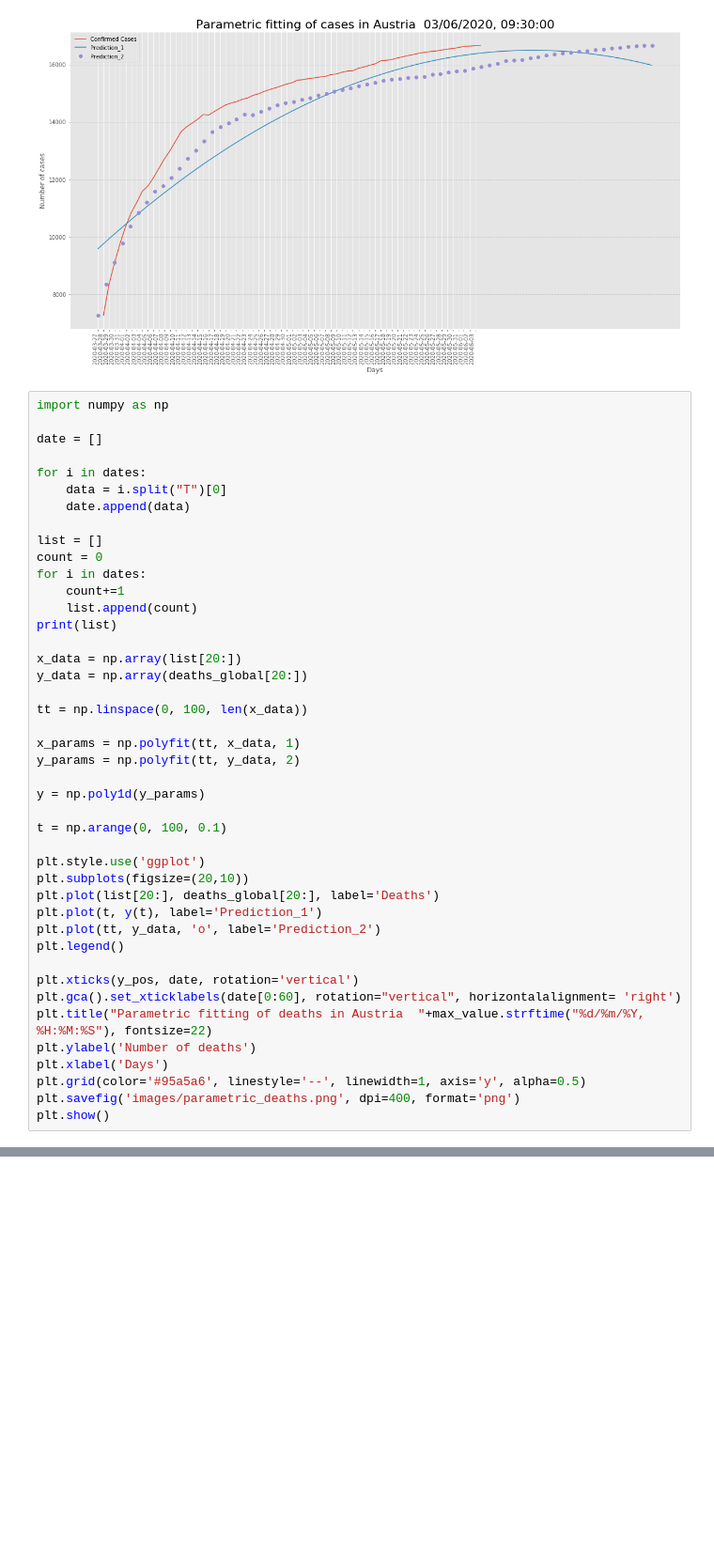
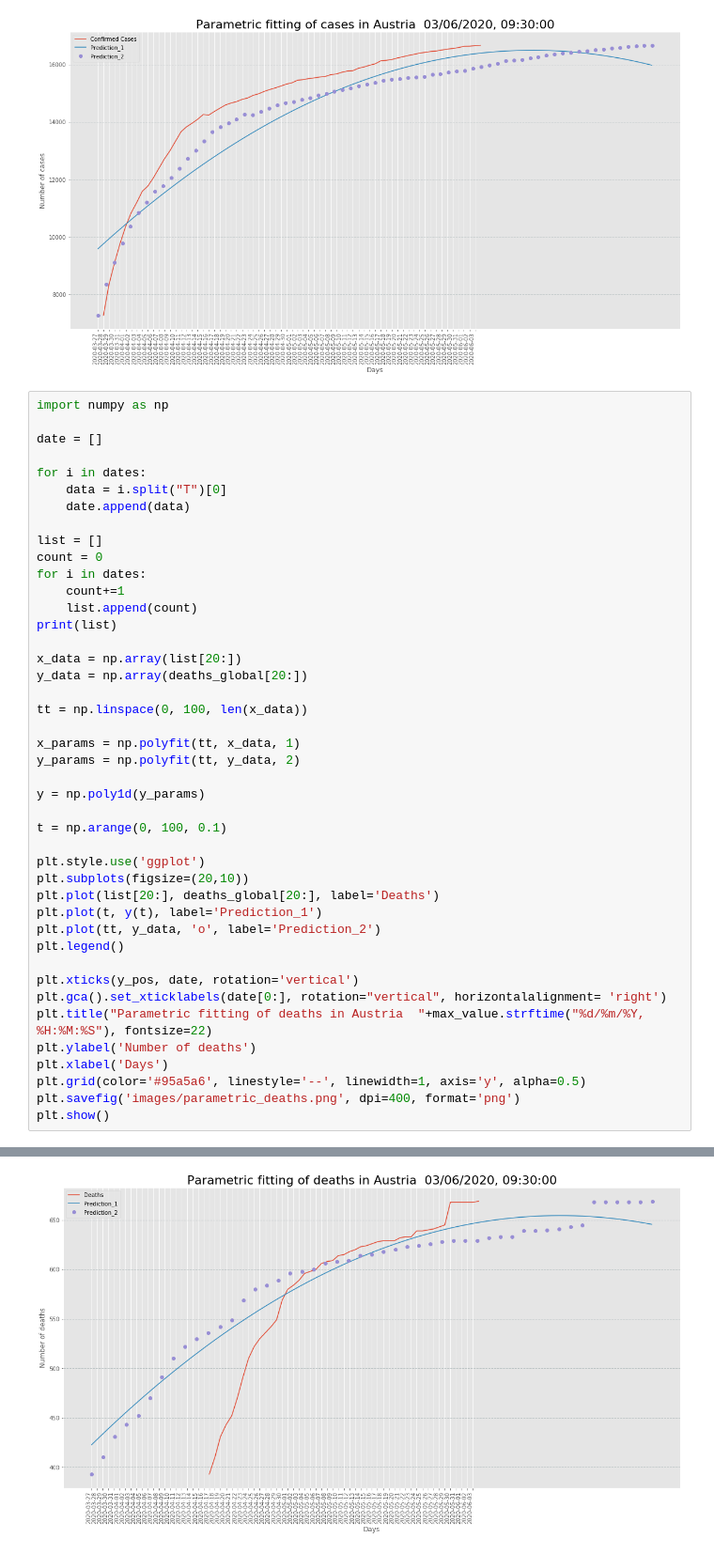
Before and after one commit to MarcelodeFreitas/Epidemiology, a Jupyter notebook: Study Cases/AUSTRIA/COVID-19_Austria_predictions.ipynb, the cells around one changed output, grey strips where cells are left out. Shown: that part at 94% size. Saved outputs shown, nothing was run; the diff lists cells and outputs as text; blank space fills up the shorter version.

```diff
--- a/Study Cases/AUSTRIA/COVID-19_Austria_predictions.ipynb
+++ b/Study Cases/AUSTRIA/COVID-19_Austria_predictions.ipynb
@@ -397,31 +406,32 @@ for i in dates:
 print(list)
 
 x_data = np.array(list[20:])
 y_data = np.array(deaths_global[20:])
 
 tt = np.linspace(0, 100, len(x_data))
 
 x_params = np.polyfit(tt, x_data, 1)
 y_params = np.polyfit(tt, y_data, 2)
 
 y = np.poly1d(y_params)
 
 t = np.arange(0, 100, 0.1)
 
 plt.style.use('ggplot')
 plt.subplots(figsize=(20,10))
 plt.plot(list[20:], deaths_global[20:], label='Deaths')
 plt.plot(t, y(t), label='Prediction_1')
 plt.plot(tt, y_data, 'o', label='Prediction_2')
 plt.legend()
 
 plt.xticks(y_pos, date, rotation='vertical')
-plt.gca().set_xticklabels(date[0:60], rotation="vertical", horizontalalignment= 'right')
+plt.gca().set_xticklabels(date[0:], rotation="vertical", horizontalalignment= 'right')
 plt.title("Parametric fitting of deaths in Austria  "+max_value.strftime("%d/%m/%Y, %H:%M:%S"), fontsize=22)
 plt.ylabel('Number of deaths')
 plt.xlabel('Days')
 plt.grid(color='#95a5a6', linestyle='--', linewidth=1, axis='y', alpha=0.5)
 plt.savefig('images/parametric_deaths.png', dpi=400, format='png')
 plt.show()
 # %% [output]
 [1, 2, 3, 4, 5, 6, 7, 8, 9, 10, 11, 12, 13, 14, 15, 16, 17, 18, 19, 20, 21, 22, 23, 24, 25, 26, 27, 28, 29, 30, 31, 32, 33, 34, 35, 36, 37, 38, 39, 40, 41, 42, 43, 44, 45, 46, 47, 48, 49, 50, 51, 52,  ...
+[figure, added]
```
Also changed, not shown: parts of 2 cells of this notebook, 1 other file.
